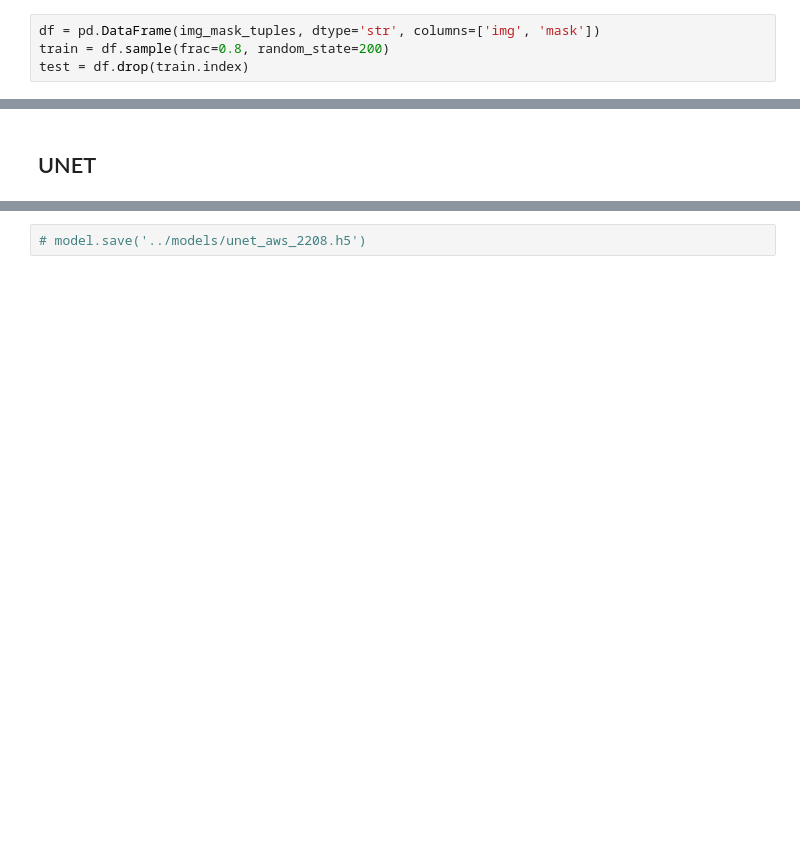
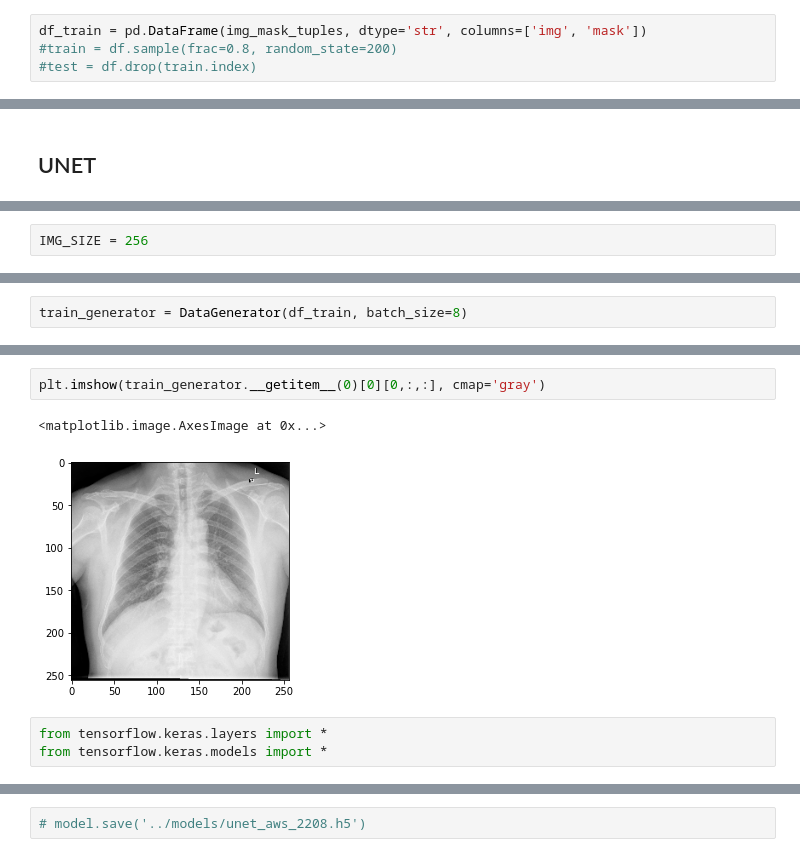
Before and after one commit to ai-explorers/chest_x_ray, a Jupyter notebook: segmentation/unet_lung_segmentation.ipynb, the cells around one changed output, grey strips where cells are left out. Cells and saved outputs as stored; diff of their text form; blank space fills up the shorter version.

Commit message:
Fix data gen for masks and imgs (custom datagen)

```diff
--- a/segmentation/unet_lung_segmentation.ipynb
+++ b/segmentation/unet_lung_segmentation.ipynb
@@ -101,4 +76,4 @@ plot_img_matrix(img_mask_tuples[:10], 4)
 # %%
-df = pd.DataFrame(img_mask_tuples, dtype='str', columns=['img', 'mask'])
-train = df.sample(frac=0.8, random_state=200)
-test = df.drop(train.index)
+df_train = pd.DataFrame(img_mask_tuples, dtype='str', columns=['img', 'mask'])
+#train = df.sample(frac=0.8, random_state=200)
+#test = df.drop(train.index)
@@ -161,0 +110,2 @@ Found 141 validated image filenames.
+# %%
+IMG_SIZE = 256
@@ -161,0 +194,2 @@ Found 141 validated image filenames.
+# %%
+train_generator = DataGenerator(df_train, batch_size=8)
@@ -161,0 +216,8 @@ Found 141 validated image filenames.
+# %%
+plt.imshow(train_generator.__getitem__(0)[0][0,:,:], cmap='gray')
+# %% [output]
+<matplotlib.image.AxesImage at 0x...>
+[figure, added]
+# %%
+from tensorflow.keras.layers import *
+from tensorflow.keras.models import *
```
Also changed, not shown: parts of 33 cells of this notebook.
